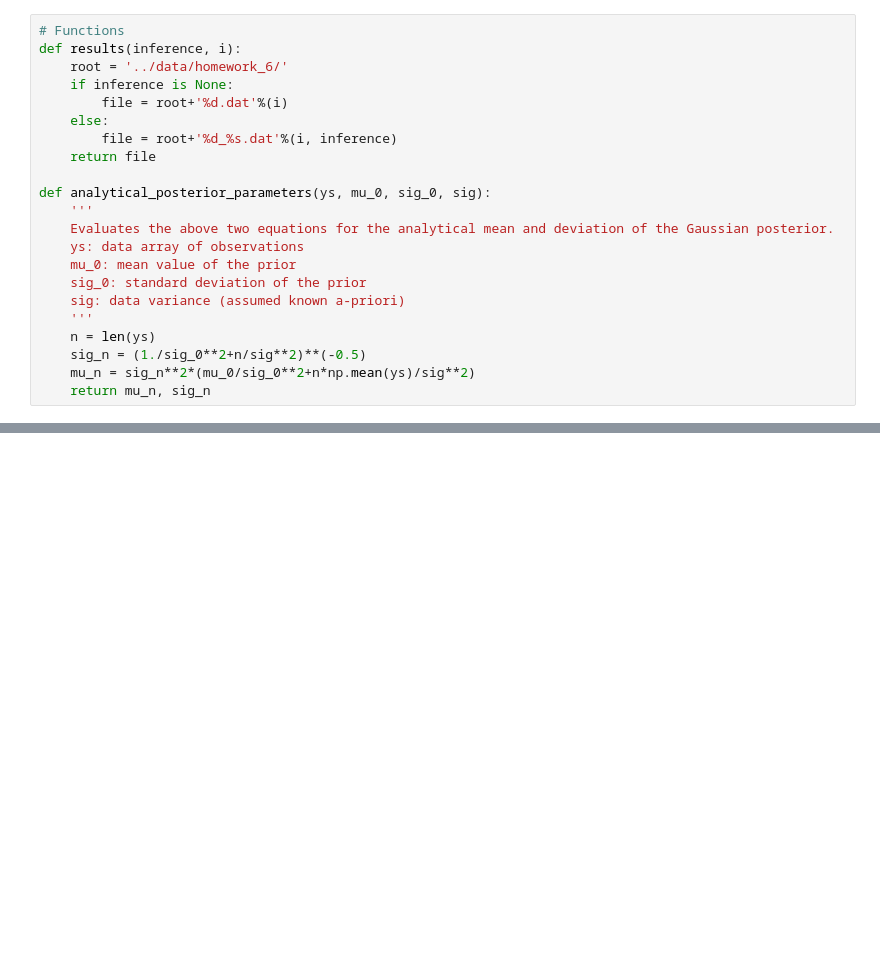
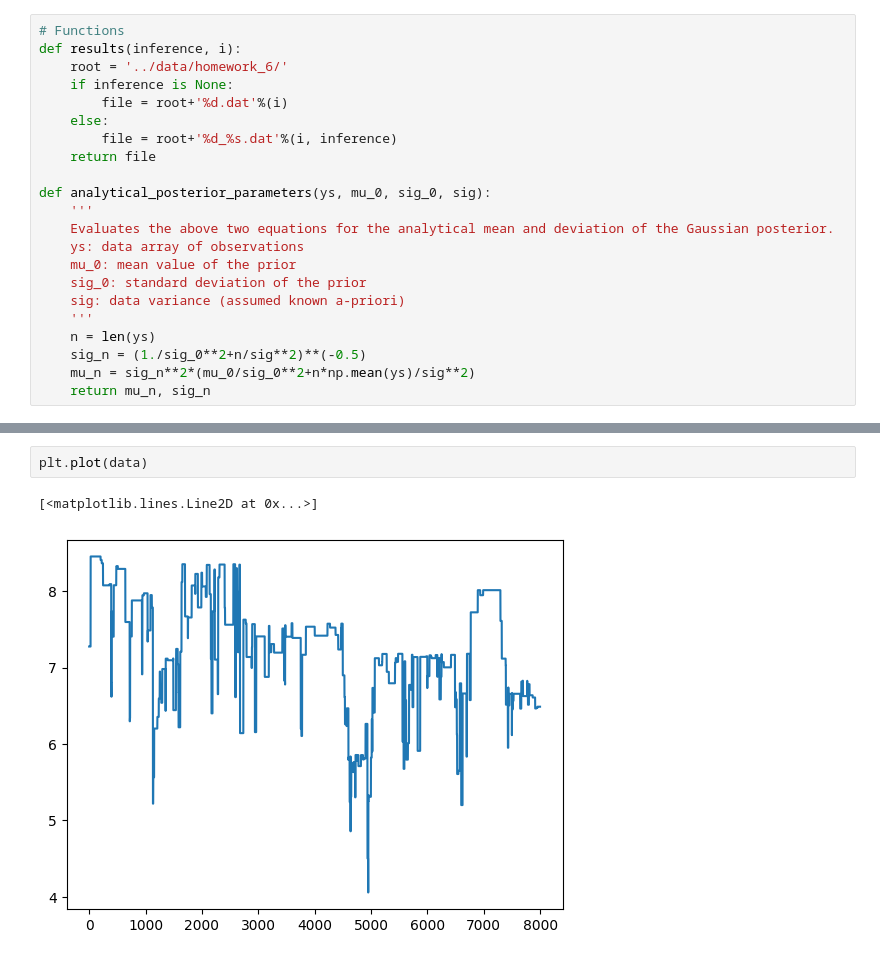
Before and after one commit to zcaiElvis/LMH_HOPPL, a Jupyter notebook: notebooks/homework_6.ipynb, the cells around one changed output, grey strips where cells are left out. Saved outputs shown, nothing was run; the diff lists cells and outputs as text; blank space fills up the shorter version.

```diff
--- a/notebooks/homework_6.ipynb
+++ b/notebooks/homework_6.ipynb
@@ -89,3 +89,8 @@ plt.show()
+# %%
+plt.plot(data)
+# %% [output]
+[<matplotlib.lines.Line2D at 0x...>]
+[figure, added]
 # %%
 # Program 3
 
```
Also changed, not shown: parts of 8 cells of this notebook, 12 other files.
